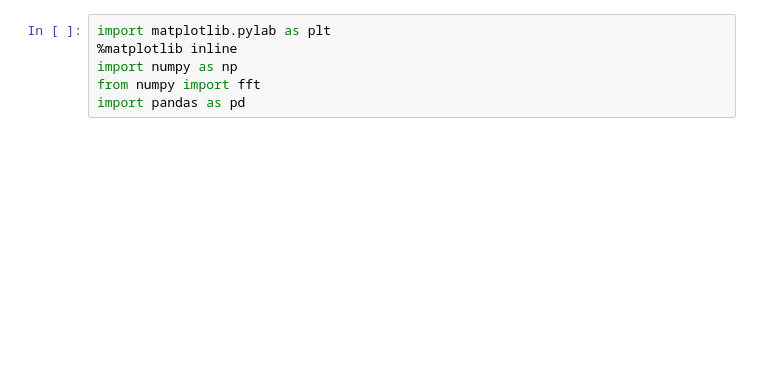
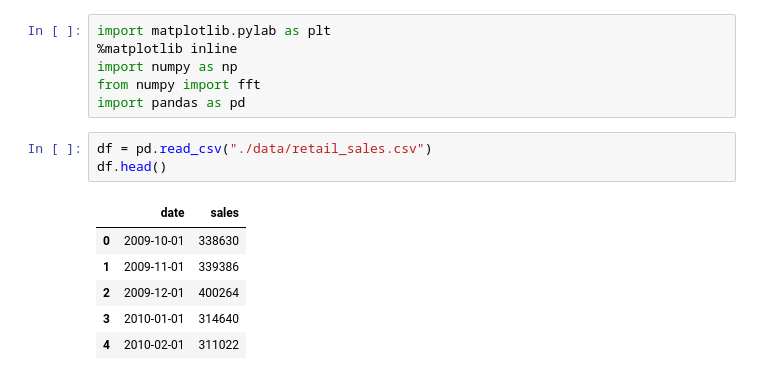
Before and after one commit to jpmaldonado/time-series-cnb, a Jupyter notebook: Day 2 - Cluster analysis and supervised learning for time series/03 Fourier Extrapolation.ipynb, the cells around one changed output. Drawn from its saved outputs; the diff is of its cells as text; blank space fills up the shorter version.

```diff
--- a/Day 2 - Cluster analysis and supervised learning for time series/03 Fourier Extrapolation.ipynb
+++ b/Day 2 - Cluster analysis and supervised learning for time series/03 Fourier Extrapolation.ipynb
@@ -4,3 +4,13 @@ import matplotlib.pylab as plt
 import numpy as np
 from numpy import fft
 import pandas as pd
+# %%
+df = pd.read_csv("./data/retail_sales.csv")
+df.head()
+# %% [output]
+|  | date | sales |
+| 0 | 2009-10-01 | 338630 |
+| 1 | 2009-11-01 | 339386 |
+| 2 | 2009-12-01 | 400264 |
+| 3 | 2010-01-01 | 314640 |
+| 4 | 2010-02-01 | 311022 |
```
Also changed, not shown: parts of 6 cells of this notebook, 15 other files.
